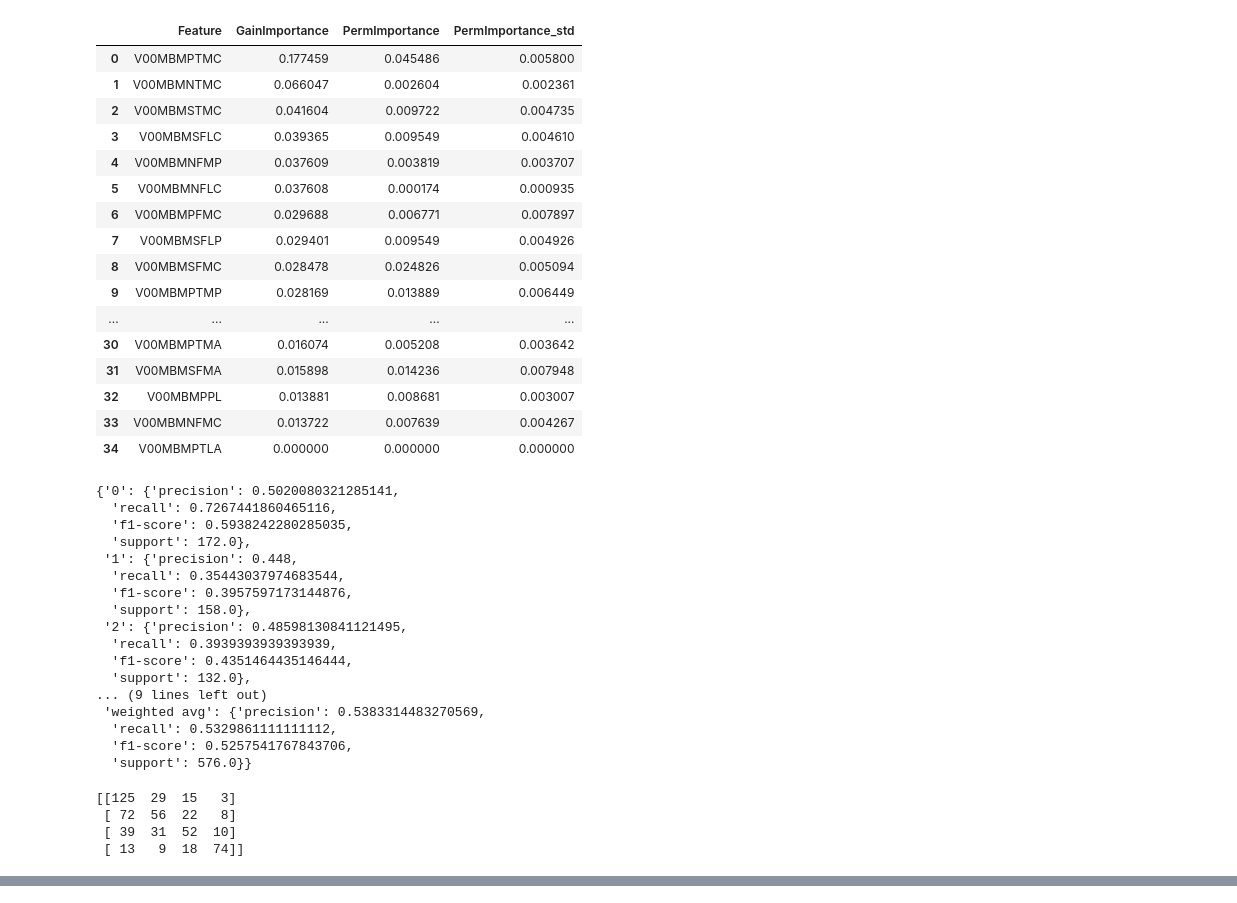
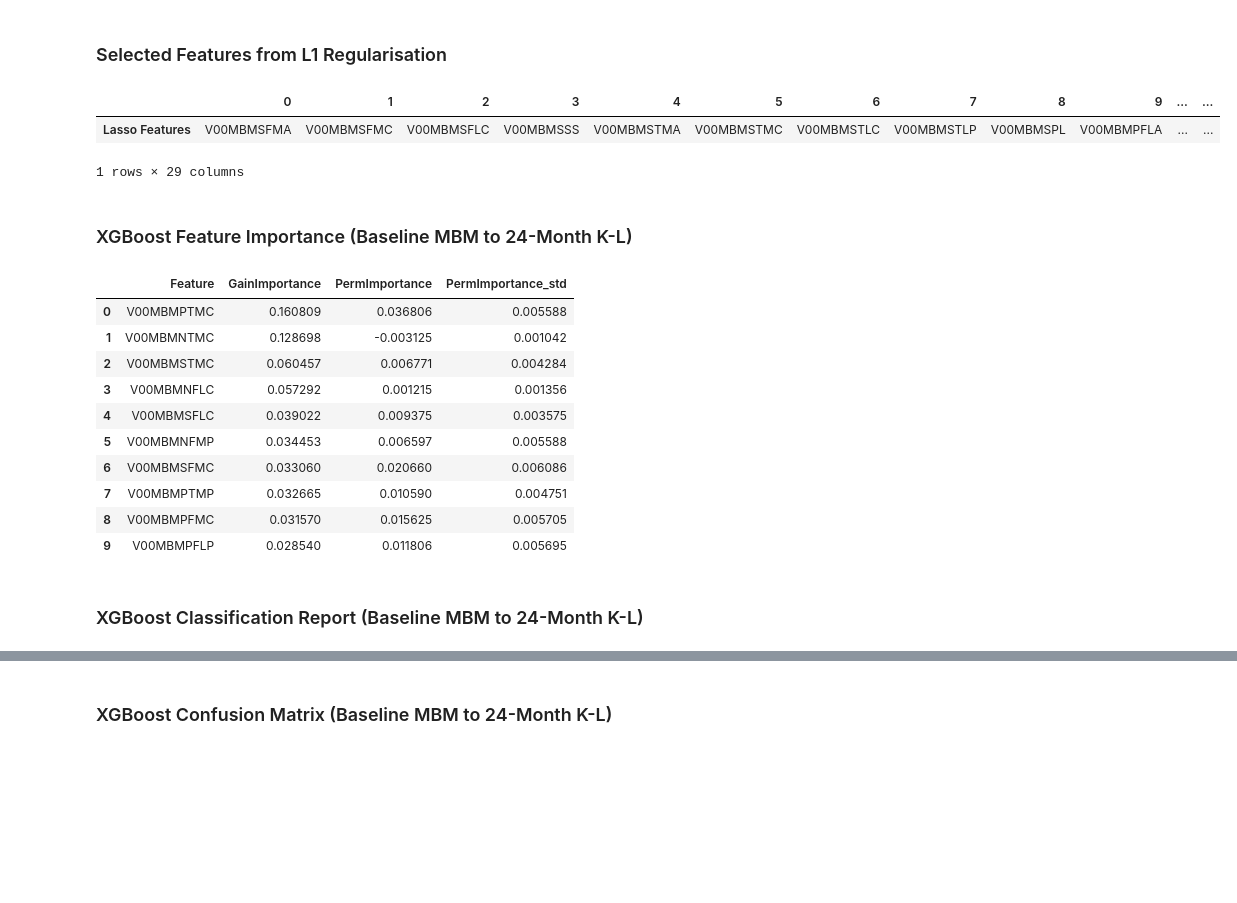
Before and after one commit to Mitch-Jones0507/MSc_OAI_Project, a Jupyter notebook: notebook/kl_oriented/kl_mbm_xgBoost.ipynb, the cells around one changed output, grey strips where cells are left out. Drawn from its saved outputs; the diff is of its cells as text; code cells hidden in the pictures; blank space fills up the shorter version.

```diff
--- a/notebook/kl_oriented/kl_mbm_xgBoost.ipynb
+++ b/notebook/kl_oriented/kl_mbm_xgBoost.ipynb
@@ -185,46 +166,38 @@ print(v00_v01_moaks_kl_lasso_metrics['confusion_matrix'])
 # %%
-from IPython.display import display
-from scripts.mbm.kl_oriented.kl_mbm_xgBoost import v00_v03_moaks_kl_lasso_metrics, v00_v03_moaks_kl_lasso_coefs_df
+from scripts.mbm.kl_oriented.kl_mbm_xgBoost import v00_v03_moaks_kl_lasso_metrics, v00_v03_moaks_kl_lasso_coefs_df, v00_v03_moaks_shared_kl_drop_mbm_lasso_df
 
-display(v00_v03_moaks_kl_lasso_coefs_df.sort_values(by=['GainImportance'], ascending=False))
-display(v00_v03_moaks_kl_lasso_metrics['classification_report'])
-print(v00_v03_moaks_kl_lasso_metrics['confusion_matrix'])
+lasso_columns = v00_v03_moaks_shared_kl_drop_mbm_lasso_df.columns.tolist()
+report = v00_v03_moaks_kl_lasso_metrics['classification_report']
+cm = v00_v03_moaks_kl_lasso_metrics['confusion_matrix']
+cm = pd.DataFrame(cm,index=[f"True {i}" for i in range(len(cm))],columns=[f"Pred {i}" for i in range(len(cm))]
+)
+
+display(Markdown("### Selected Features from L1 Regularisation"))
+display(pd.DataFrame(lasso_columns, columns=["Lasso Features"]).T)
+
+display(Markdown("### XGBoost Feature Importance (Baseline MBM to 24-Month K-L)"))
+display(v00_v03_moaks_kl_lasso_coefs_df.sort_values(by=['GainImportance'], ascending=False).head(10))
+
+display(Markdown("### XGBoost Classification Report (Baseline MBM to 24-Month K-L)"))
+display(JSON(report, expanded=True))
+
+display(Markdown("### XGBoost Confusion Matrix (Baseline MBM to 24-Month K-L)"))
+display(cm)
 # %% [output]
+### Selected Features from L1 Regularisation
-|  | Feature | GainImportance | PermImportance | PermImportance_std |
-| 0 | V00MBMPTMC | 0.177459 | 0.045486 | 0.005800 |
-| 1 | V00MBMNTMC | 0.066047 | 0.002604 | 0.002361 |
-| 2 | V00MBMSTMC | 0.041604 | 0.009722 | 0.004735 |
-| 3 | V00MBMSFLC | 0.039365 | 0.009549 | 0.004610 |
-| 4 | V00MBMNFMP | 0.037609 | 0.003819 | 0.003707 |
-| 5 | V00MBMNFLC | 0.037608 | 0.000174 | 0.000935 |
-| 6 | V00MBMPFMC | 0.029688 | 0.006771 | 0.007897 |
-| 7 | V00MBMSFLP | 0.029401 | 0.009549 | 0.004926 |
-| 8 | V00MBMSFMC | 0.028478 | 0.024826 | 0.005094 |
-| 9 | V00MBMPTMP | 0.028169 | 0.013889 | 0.006449 |
-| ... | ... | ... | ... | ... |
-| 30 | V00MBMPTMA | 0.016074 | 0.005208 | 0.003642 |
-| 31 | V00MBMSFMA | 0.015898 | 0.014236 | 0.007948 |
-| 32 | V00MBMPPL | 0.013881 | 0.008681 | 0.003007 |
-| 33 | V00MBMNFMC | 0.013722 | 0.007639 | 0.004267 |
-| 34 | V00MBMPTLA | 0.000000 | 0.000000 | 0.000000 |
+|  | 0 | 1 | 2 | 3 | 4 | 5 | 6 | 7 | 8 | 9 | ... | ... |
+| Lasso Features | V00MBMSFMA | V00MBMSFMC | V00MBMSFLC | V00MBMSSS | V00MBMSTMA | V00MBMSTMC | V00MBMSTLC | V00MBMSTLP | V00MBMSPL | V00MBMPFLA | ... | ... |
-{'0': {'precision': 0.5020080321285141,
-  'recall': 0.7267441860465116,
-  'f1-score': 0.5938242280285035,
-  'support': 172.0},
- '1': {'precision': 0.448,
-  'recall': 0.35443037974683544,
-  'f1-score': 0.3957597173144876,
-  'support': 158.0},
- '2': {'precision': 0.48598130841121495,
-  'recall': 0.3939393939393939,
-  'f1-score': 0.4351464435146444,
-  'support': 132.0},
-... (9 lines left out)
- 'weighted avg': {'precision': 0.5383314483270569,
-  'recall': 0.5329861111111112,
-  'f1-score': 0.5257541767843706,
-  'support': 576.0}}
+1 rows × 29 columns
-[[125  29  15   3]
- [ 72  56  22   8]
- [ 39  31  52  10]
- [ 13   9  18  74]]
+### XGBoost Feature Importance (Baseline MBM to 24-Month K-L)
+|  | Feature | GainImportance | PermImportance | PermImportance_std |
+| 0 | V00MBMPTMC | 0.160809 | 0.036806 | 0.005588 |
+| 1 | V00MBMNTMC | 0.128698 | -0.003125 | 0.001042 |
+| 2 | V00MBMSTMC | 0.060457 | 0.006771 | 0.004284 |
+| 3 | V00MBMNFLC | 0.057292 | 0.001215 | 0.001356 |
+| 4 | V00MBMSFLC | 0.039022 | 0.009375 | 0.003575 |
+| 5 | V00MBMNFMP | 0.034453 | 0.006597 | 0.005588 |
+| 6 | V00MBMSFMC | 0.033060 | 0.020660 | 0.006086 |
+| 7 | V00MBMPTMP | 0.032665 | 0.010590 | 0.004751 |
+| 8 | V00MBMPFMC | 0.031570 | 0.015625 | 0.005705 |
+| 9 | V00MBMPFLP | 0.028540 | 0.011806 | 0.005695 |
+### XGBoost Classification Report (Baseline MBM to 24-Month K-L)
@@ -230,0 +205 @@ print(v00_v03_moaks_kl_lasso_metrics['confusion_matrix'])
+### XGBoost Confusion Matrix (Baseline MBM to 24-Month K-L)
```
Also changed, not shown: parts of 13 cells of this notebook, 25 other files.
